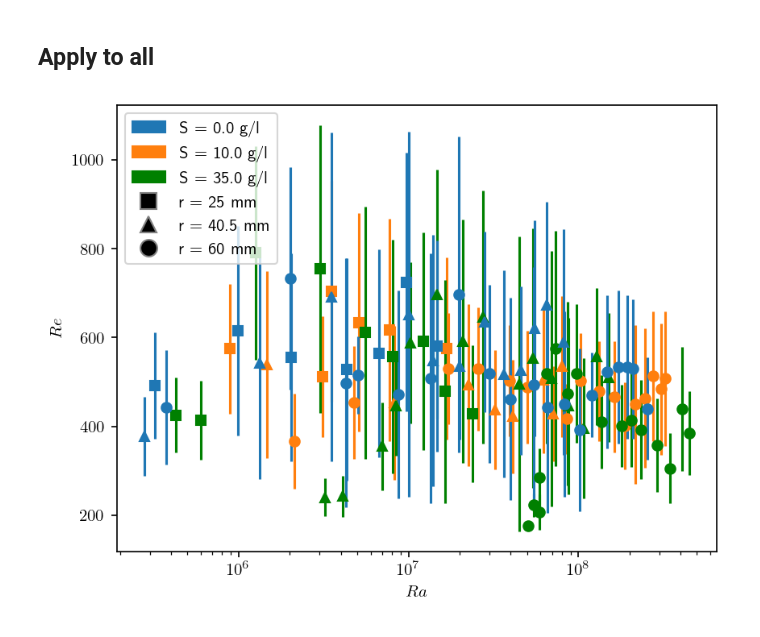
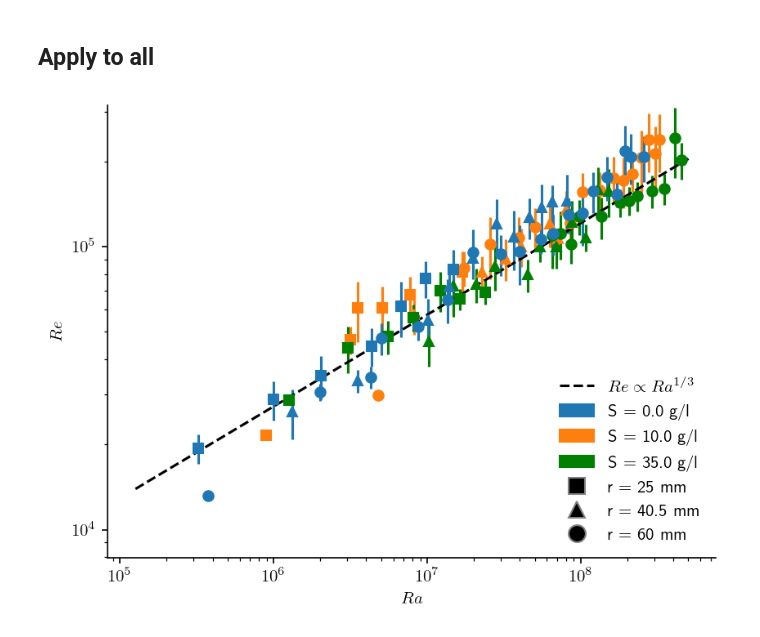
Before and after one commit to ebellincioni/floatingIce, a Jupyter notebook: 2024-05-09_PIV.ipynb, the cells around one changed output. Saved outputs shown, nothing was run; the diff lists cells and outputs as text; code cells hidden in the pictures.

Commit message:
Added plumes. Corrected lower bottom of ice

```diff
--- a/2024-05-09_PIV.ipynb
+++ b/2024-05-09_PIV.ipynb
@@ -194,7 +194,7 @@ for _,folder in enumerate(folders):
         initialTime = timeOfExp
         cylCount += 1
 
-    # read contorus data and make Ra
+    # read contorus data and make average Ra (over 2 shots...)
     Rayleigh_numbers = 0
     for ic,contourPATH in enumerate(glob.glob(folder+'/*.csv')):
         contour = np.genfromtxt(contourPATH,dtype='float',delimiter=',')
@@ -223,10 +223,10 @@ for _,folder in enumerate(folders):
     cleanedMean = abs(np.where(mmean==0.,np.nan,mmean)) # remove where mean is zero.
     # ax.plot(cleanedMean,xi,label=timeOfExp-initialTime)
     ifo += 1
-    indexMinimum = abs(np.min(-contour[:,1])/1024*128) # location of bottom of ice
+    indexMinimum = np.min(-(contour/1024*128)[:,1].astype(int))-2 # location of bottom of ice
     ax3.errorbar(x=Rayleigh_numbers,
-                 y=np.nanmean(cleanedMean[np.where(yi==find_nearest(yi,-indexMinimum))[0][0]:])*1000*2*radius/nu  / Rayleigh_numbers**(1/3),
-                 yerr=np.nanstd(cleanedMean[np.where(yi==find_nearest(yi,-indexMinimum))[0][0]:])*1000*2*radius/nu / Rayleigh_numbers**(1/3),
+                 y=np.nanmean(cleanedMean[indexMinimum:])*1000*2*radius/nu,#  / Rayleigh_numbers**(1/3),
+                 yerr=np.nanstd(cleanedMean[indexMinimum:])*1000*2*radius/nu,# / Rayleigh_numbers**(1/3),
                  marker=myMarkers[np.where(chosen_radii==find_nearest(chosen_radii,exp_radius))[0][0]],
                  c=myColours[np.where(chosen_salts==find_nearest(chosen_salts,exp_sal))[0][0]])
 
@@ -240,36 +240,39 @@ for _,folder in enumerate(folders):
 # ax.set_ylabel('depth [mm]')
 # ax.legend()
 # ax.hlines(-40, 0,0.008,colors='k',linestyles='--')
 
-# ax3.plot(np.logspace(5.1,8.7,50),300*np.logspace(5,8.5,50)**(1/3),linestyle='--',c='k',label=r'$Re \propto Ra^{1/3}$')
+ax3.plot(np.logspace(5.1,8.7,50),300*np.logspace(5,8.5,50)**(1/3),linestyle='--',c='k',label=r'$Re \propto Ra^{1/3}$')
 # ax3.plot(np.logspace(5.1,8.7,50),100*np.logspace(5,8.5,50)**(4/9),linestyle='dotted',c='k',label=r'$Re \propto Ra^{4/9}$')
 # ax3.plot(np.logspace(5,8.5,50),5*np.logspace(5,8.5,50)**(5/8),linestyle='-.',c='k',label=r'$Re \propto Ra^{5/8}$')
 ax3.set_xlabel(r'$Ra$')
 ax3.set_ylabel(r'$Re$')
-# ax3.set_yscale('log')
+ax3.set_yscale('log')
 ax3.set_xscale('log')
-# ax3.set(ylim=(10**3.9,10**5.5))
+ax3.set(ylim=(10**3.9,10**5.5))
 
 
 # access legend objects automatically created from data
 handles, labels = ax3.get_legend_handles_labels()
 
 # create manual symbols for legend
 patch0 = mpatches.Patch(color=myColours[0], label='S = 0.0 g/l')
 patch1 = mpatches.Patch(color=myColours[1], label='S = 10.0 g/l')
 patch2 = mpatches.Patch(color=myColours[2], label='S = 35.0 g/l')
 point0 = Line2D([0], [0], label='r = 25 mm', marker=myMarkers[0], markersize=10,
          markeredgecolor='grey', markerfacecolor='k', linestyle='')
 point1 = Line2D([0], [0], label='r = 40.5 mm', marker=myMarkers[1], markersize=10,
          markeredgecolor='grey', markerfacecolor='k', linestyle='')
 point2 = Line2D([0], [0], label='r = 60 mm', marker=myMarkers[2], markersize=10,
          markeredgecolor='grey', markerfacecolor='k', linestyle='')
 
 # add manual symbols to auto legend
 handles.extend([patch0, patch1, patch2, point0,point1,point2])
-ax3.legend(handles=handles,loc='upper left')
+ax3.legend(handles=handles,loc='lower right',frameon=False)
 
-# plt.savefig('/Users/edoardo/Library/CloudStorage/OneDrive-UniversityofTwente/floating/graphics/ReRa.eps',format='eps',bbox_inches='tight')
+ax3.spines['top'].set_visible(False)
+ax3.spines['right'].set_visible(False)
+
+# plt.savefig('/Users/edoardo/Library/CloudStorage/OneDrive-UniversityofTwente/floating/graphics/ReRa.pdf',format='pdf',bbox_inches='tight')
 plt.show()
 # %% [output]
-[figure, old version]
+[figure, new version]
```
Also changed, not shown: 3 other files.
